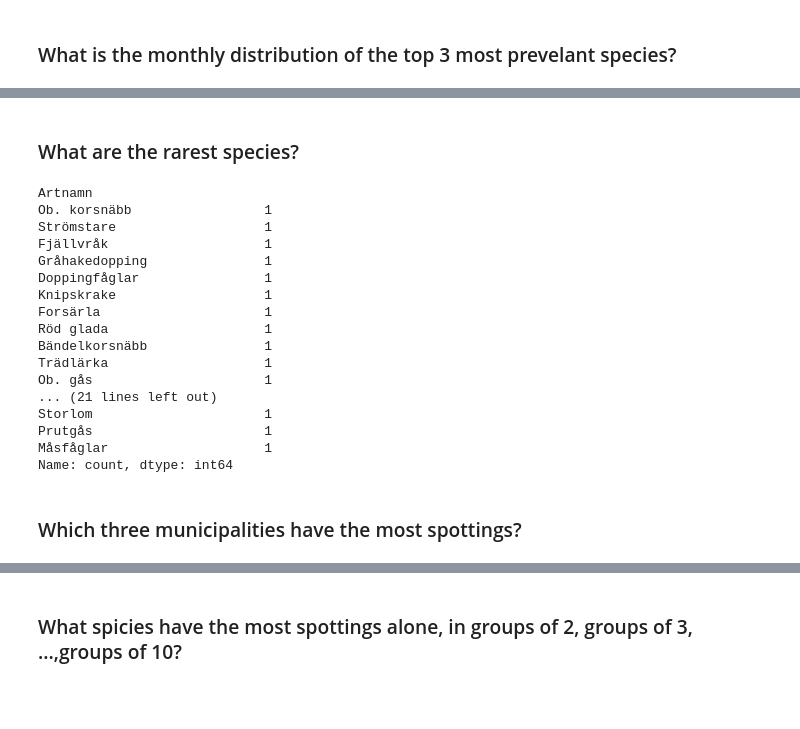
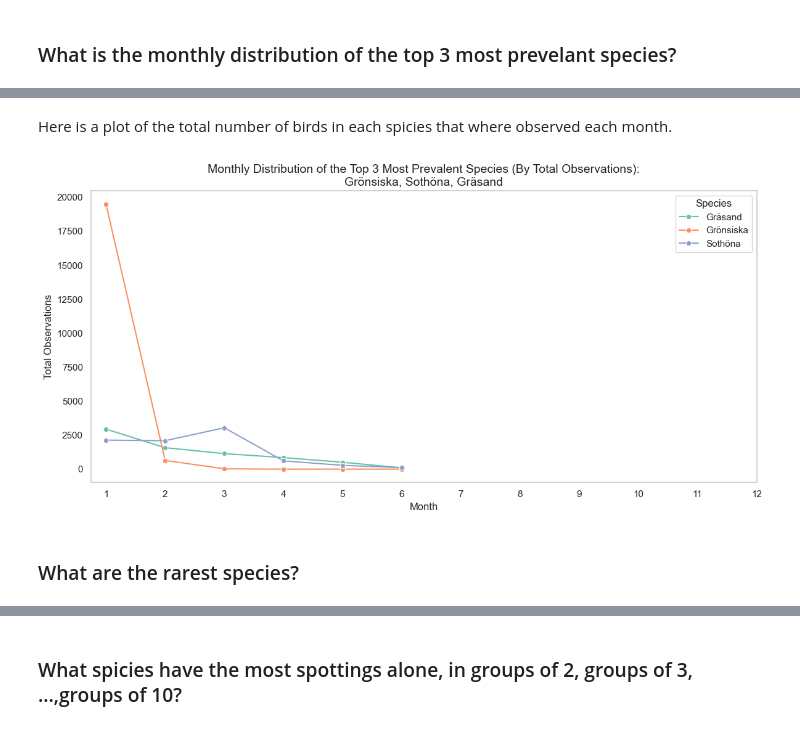
Before and after one commit to BenjaminTillius/su-mt4007, a Jupyter notebook: HW3/HW3.ipynb, the cells around one changed output, grey strips where cells are left out. Drawn from its saved outputs; the diff is of its cells as text; code cells hidden in the pictures; blank space fills up the shorter version.

```diff
--- a/HW3/HW3.ipynb
+++ b/HW3/HW3.ipynb
@@ -165,0 +127,2 @@ Name: count, dtype: int64
+# %%
+bird_counts = df.groupby('Artnamn')['Antal'].sum().reset_index()
@@ -165,0 +131,3 @@ Name: count, dtype: int64
+# %%
+bird_counts = bird_counts.sort_values(by='Antal', ascending=False)
+bird_counts.head()
@@ -210,26 +143,47 @@ plt.show()
+# %% [markdown]
+Here is a plot of the total number of birds in each spicies that where observed each month.
+# %%
+# Get the top 3 species by total count
+top_3_names = bird_counts.head(3)['Artnamn']
+
+# Extract the month from 'Startdatum'
+df['Startdatum'] = pd.to_datetime(df['Startdatum'], format='%Y-%m-%d')  # Convert to datetime
+df['Month'] = df['Startdatum'].dt.month  # Extract the month as an integer
+
+# Filter data for only the top 3 species
+filtered_df = df[df['Artnamn'].isin(top_3_names)]
+
+# Group by species and month, then sum 'Antal'
+monthly_distribution = (
+    filtered_df.groupby(['Artnamn', 'Month'])['Antal']
+    .sum()
+    .reset_index()
+    .rename(columns={'Antal': 'Total_Count'})
+)
+
+
+# Plot the monthly distribution
+plt.figure(figsize=(12, 6))
+sns.lineplot(
+    data=monthly_distribution,
+    x='Month',
+    y='Total_Count',
+    hue='Artnamn',
+    marker='o',
+    palette='Set2'
+)
+
+# Annotate the top 3 species in the title dynamically
+title = f"Monthly Distribution of the Top 3 Most Prevalent Species (By Total Observations):\n{', '.join(top_3_names)}"
+plt.title(title, fontsize=14)
+plt.xlabel('Month')
+plt.ylabel('Total Observations')
+plt.xticks(range(1, 13))  # Ensure all months (1-12) are labeled
+plt.legend(title='Species')
+plt.grid()
+plt.tight_layout()
+plt.show()
+# %% [output]
+[figure, added]
 # %% [markdown]
 ### What are the rarest species?
-# %%
-species_counts = df['Artnamn'].value_counts()
-single_sighting_species = species_counts[species_counts == 1]
-single_sighting_species
-# %% [output]
-Artnamn
-Ob. korsnäbb                 1
-Strömstare                   1
-Fjällvråk                    1
-Gråhakedopping               1
-Doppingfåglar                1
-Knipskrake                   1
-Forsärla                     1
-Röd glada                    1
-Bändelkorsnäbb               1
-Trädlärka                    1
-Ob. gås                      1
-... (21 lines left out)
-Storlom                      1
-Prutgås                      1
-Måsfåglar                    1
-Name: count, dtype: int64
-# %% [markdown]
-### Which three municipalities have the most spottings?
```
Also changed, not shown: parts of 35 cells of this notebook, 1 other file.
